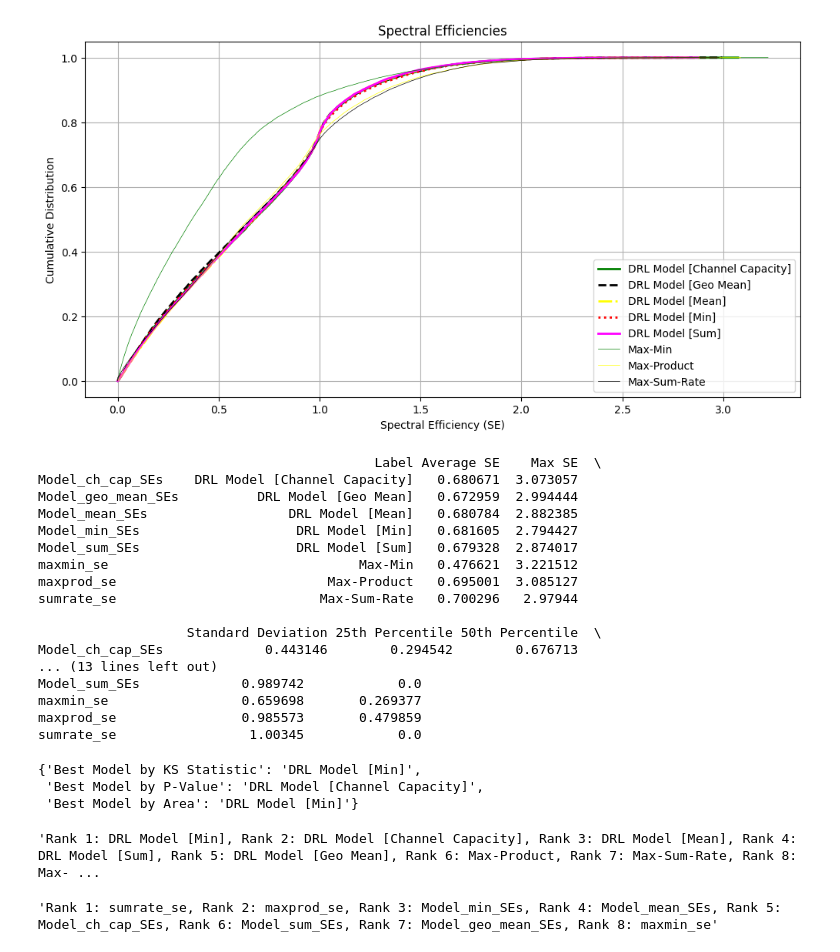
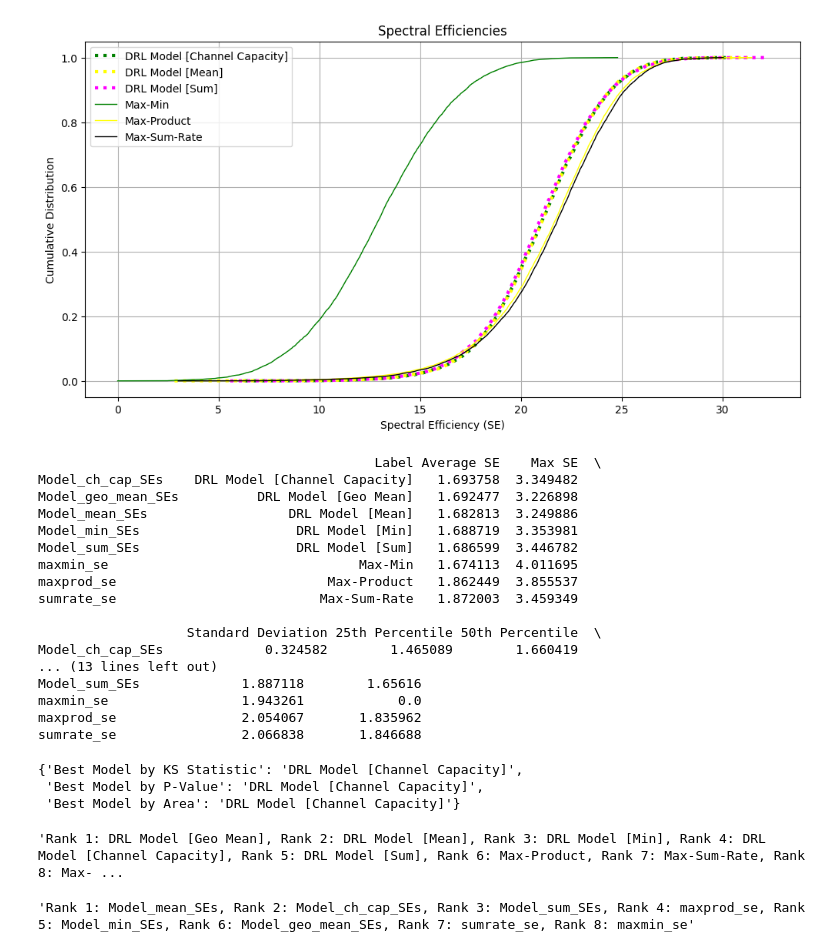
Before and after one commit to mahmoud-atwi/DRL-Cell-Free-Massive-MIMO-Uplink-Power-Control, a Jupyter notebook: benchmarking.ipynb, the cells around one changed output. Cells and saved outputs as stored; diff of their text form; code cells hidden in the pictures.

```diff
--- a/benchmarking.ipynb
+++ b/benchmarking.ipynb
@@ -107,52 +107,52 @@ optim_name = "SGD"
 results_dir = 'results'
 results_folder = f'{algo_name}-{optim_name}'
 
-data = {
-    'Model_ch_cap_SEs':     {'label': 'DRL Model [Channel Capacity]',   'data': pd.read_csv(f'{results_dir}/{results_folder}/Model_ch_cap_SEs.csv',     index_col=0), 'color': 'green', 'linestyle': '-', 'linewidth': 2},
-    'Model_geo_mean_SEs':   {'label': 'DRL Model [Geo Mean]',           'data': pd.read_csv(f'{results_dir}/{results_folder}/Model_geo_mean_SEs.csv',   index_col=0), 'color': 'black', 'linestyle': '--', 'linewidth': 2},
-    'Model_mean_SEs':       {'label': 'DRL Model [Mean]',               'data': pd.read_csv(f'{results_dir}/{results_folder}/Model_mean_SEs.csv',       index_col=0), 'color': 'yellow', 'linestyle': '-.', 'linewidth': 2},
-    'Model_min_SEs':        {'label': 'DRL Model [Min]',                'data': pd.read_csv(f'{results_dir}/{results_folder}/Model_min_SEs.csv',        index_col=0), 'color': 'red', 'linestyle': ':', 'linewidth': 2},
-    'Model_sum_SEs':        {'label': 'DRL Model [Sum]',                'data': pd.read_csv(f'{results_dir}/{results_folder}/Model_sum_SEs.csv',        index_col=0), 'color': 'magenta', 'linestyle': '-', 'linewidth': 2},
-    'maxmin_se':            {'label': 'Max-Min',                        'data': pd.read_csv(f'{results_dir}/{results_folder}/maxmin_SEs.csv',           index_col=0), 'color': 'green', 'linestyle': '-', 'linewidth': 0.5},
-    'maxprod_se':           {'label': 'Max-Product',                    'data': pd.read_csv(f'{results_dir}/{results_folder}/maxprod_SEs.csv',          index_col=0), 'color': 'yellow', 'linestyle': '-', 'linewidth': 0.5},
-    'sumrate_se':           {'label': 'Max-Sum-Rate',                   'data': pd.read_csv(f'{results_dir}/{results_folder}/sumrate_SEs.csv',          index_col=0), 'color': 'black', 'linestyle': '-', 'linewidth': 0.5},
+sgd_data = {
+    'Model_ch_cap_SEs':     {'label': 'DRL Model [Channel Capacity]',   'data': pd.read_csv(f'{results_dir}/{results_folder}/Model_ch_cap_SEs.csv',     index_col=0), 'color': 'green', 'linestyle': ':', 'linewidth': 3},
+    # 'Model_geo_mean_SEs':   {'label': 'DRL Model [Geo Mean]',           'data': pd.read_csv(f'{results_dir}/{results_folder}/Model_geo_mean_SEs.csv',   index_col=0), 'color': 'black', 'linestyle': ':', 'linewidth': 3},
+    'Model_mean_SEs':       {'label': 'DRL Model [Mean]',               'data': pd.read_csv(f'{results_dir}/{results_folder}/Model_mean_SEs.csv',       index_col=0), 'color': 'yellow', 'linestyle': ':', 'linewidth': 3},
+    # 'Model_min_SEs':        {'label': 'DRL Model [Min]',                'data': pd.read_csv(f'{results_dir}/{results_folder}/Model_min_SEs.csv',        index_col=0), 'color': 'red', 'linestyle': ':', 'linewidth': 3},
+    'Model_sum_SEs':        {'label': 'DRL Model [Sum]',                'data': pd.read_csv(f'{results_dir}/{results_folder}/Model_sum_SEs.csv',        index_col=0), 'color': 'magenta', 'linestyle': ':', 'linewidth': 3},
+    'maxmin_se':            {'label': 'Max-Min',                        'data': pd.read_csv(f'{results_dir}/{results_folder}/maxmin_SEs.csv',           index_col=0), 'color': 'green', 'linestyle': '-', 'linewidth': 1},
+    'maxprod_se':           {'label': 'Max-Product',                    'data': pd.read_csv(f'{results_dir}/{results_folder}/maxprod_SEs.csv',          index_col=0), 'color': 'yellow', 'linestyle': '-', 'linewidth': 1},
+    'sumrate_se':           {'label': 'Max-Sum-Rate',                   'data': pd.read_csv(f'{results_dir}/{results_folder}/sumrate_SEs.csv',          index_col=0), 'color': 'black', 'linestyle': '-', 'linewidth': 1},
 }
 # %%
-plot_cdf_pdf(data=data, title='Spectral Efficiencies', xlabel='Spectral Efficiency (SE)', operation=None, cumulative=True)
+plot_cdf_pdf(data=sgd_data, title='Spectral Efficiencies', xlabel='Spectral Efficiency (SE)', operation='sum', cumulative=True)
 # %% [output]
-[figure, old version]
+[figure, new version]
 # %%
-comparison_result = compare_models(data)
+comparison_result = compare_models(sgd_data, operation='max')
 print(comparison_result)
 # %% [output]
                                            Label Average SE    Max SE  \
-Model_ch_cap_SEs    DRL Model [Channel Capacity]   0.680671  3.073057
-Model_geo_mean_SEs          DRL Model [Geo Mean]   0.672959  2.994444
-Model_mean_SEs                  DRL Model [Mean]   0.680784  2.882385
-Model_min_SEs                    DRL Model [Min]   0.681605  2.794427
-Model_sum_SEs                    DRL Model [Sum]   0.679328  2.874017
-maxmin_se                                Max-Min   0.476621  3.221512
-maxprod_se                           Max-Product   0.695001  3.085127
-sumrate_se                          Max-Sum-Rate   0.700296   2.97944
+Model_ch_cap_SEs    DRL Model [Channel Capacity]   1.693758  3.349482
+Model_geo_mean_SEs          DRL Model [Geo Mean]   1.692477  3.226898
+Model_mean_SEs                  DRL Model [Mean]   1.682813  3.249886
+Model_min_SEs                    DRL Model [Min]   1.688719  3.353981
+Model_sum_SEs                    DRL Model [Sum]   1.686599  3.446782
+maxmin_se                                Max-Min   1.674113  4.011695
+maxprod_se                           Max-Product   1.862449  3.855537
+sumrate_se                          Max-Sum-Rate   1.872003  3.459349
 
                    Standard Deviation 25th Percentile 50th Percentile  \
-Model_ch_cap_SEs             0.443146        0.294542        0.676713
+Model_ch_cap_SEs             0.324582        1.465089        1.660419
 ... (13 lines left out)
-Model_sum_SEs             0.989742            0.0
-maxmin_se                 0.659698       0.269377
-maxprod_se                0.985573       0.479859
-sumrate_se                 1.00345            0.0
+Model_sum_SEs             1.887118        1.65616
+maxmin_se                 1.943261            0.0
+maxprod_se                2.054067       1.835962
+sumrate_se                2.066838       1.846688
 # %%
-compare_cdfs_ks(data)['Best Model']
+compare_cdfs_ks(sgd_data, operation='max')['Best Model']
 # %% [output]
-{'Best Model by KS Statistic': 'DRL Model [Min]',
+{'Best Model by KS Statistic': 'DRL Model [Channel Capacity]',
  'Best Model by P-Value': 'DRL Model [Channel Capacity]',
- 'Best Model by Area': 'DRL Model [Min]'}
+ 'Best Model by Area': 'DRL Model [Channel Capacity]'}
 # %%
-compare_cdfs_emd(data)['Best Model']
+compare_cdfs_emd(sgd_data, operation='max')['Ranked Models']
 # %% [output]
-'Rank 1: DRL Model [Min], Rank 2: DRL Model [Channel Capacity], Rank 3: DRL Model [Mean], Rank 4: DRL Model [Sum], Rank 5: DRL Model [Geo Mean], Rank 6: Max-Product, Rank 7: Max-Sum-Rate, Rank 8: Max- ...
+'Rank 1: DRL Model [Geo Mean], Rank 2: DRL Model [Mean], Rank 3: DRL Model [Min], Rank 4: DRL Model [Channel Capacity], Rank 5: DRL Model [Sum], Rank 6: Max-Product, Rank 7: Max-Sum-Rate, Rank 8: Max- ...
 # %%
-compare_cdfs_moments(data)['Ranked Models']
+compare_cdfs_moments(sgd_data, operation='min')['Ranked Models']
 # %% [output]
-'Rank 1: sumrate_se, Rank 2: maxprod_se, Rank 3: Model_min_SEs, Rank 4: Model_mean_SEs, Rank 5: Model_ch_cap_SEs, Rank 6: Model_sum_SEs, Rank 7: Model_geo_mean_SEs, Rank 8: maxmin_se'
+'Rank 1: Model_mean_SEs, Rank 2: Model_ch_cap_SEs, Rank 3: Model_sum_SEs, Rank 4: maxprod_se, Rank 5: Model_min_SEs, Rank 6: Model_geo_mean_SEs, Rank 7: sumrate_se, Rank 8: maxmin_se'
```
Also changed, not shown: parts of 15 cells of this notebook.
